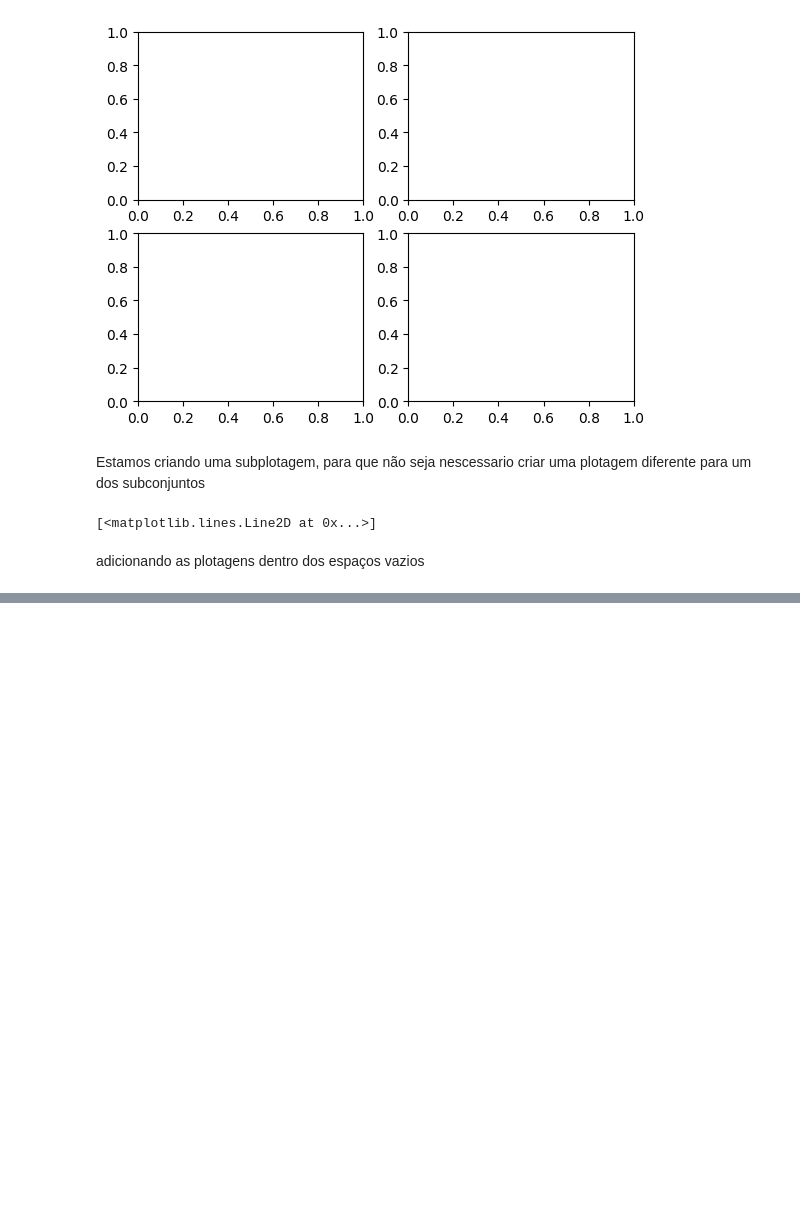
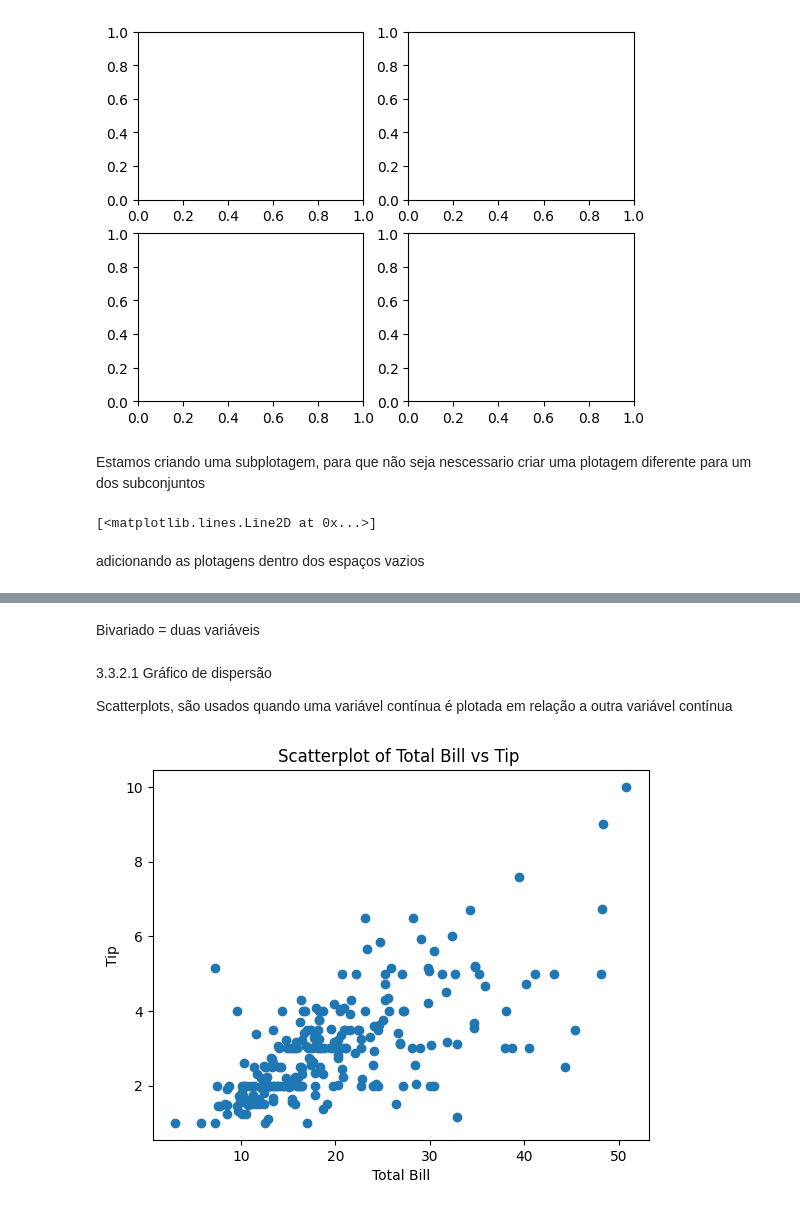
Before and after one commit to LuizGiehl/PFE, a Jupyter notebook: src/cap3.ipynb, the cells around one changed output, grey strips where cells are left out. Cells and saved outputs as stored; diff of their text form; code cells hidden in the pictures; blank space fills up the shorter version.

```diff
--- a/src/cap3.ipynb
+++ b/src/cap3.ipynb
@@ -87,0 +135,19 @@ fig
+# %% [markdown]
+Bivariado = duas variáveis
+# %% [markdown]
+3.3.2.1 Gráfico de dispersão
+
+Scatterplots, são usados quando uma variável contínua é plotada em relação a outra variável contínua
+# %%
+scatter_plot = plt.figure()
+axes1 = scatter_plot.add_subplot(1,1,1)
+
+axes1.scatter(tips['total_bill'], tips['tip'])
+
+axes1.set_title('Scatterplot of Total Bill vs Tip ')
+axes1.set_xlabel('Total Bill')
+axes1.set_ylabel('Tip')
+
+scatter_plot.show()
+# %% [output]
+[figure, added]
```
Also changed, not shown: parts of 9 cells of this notebook.
